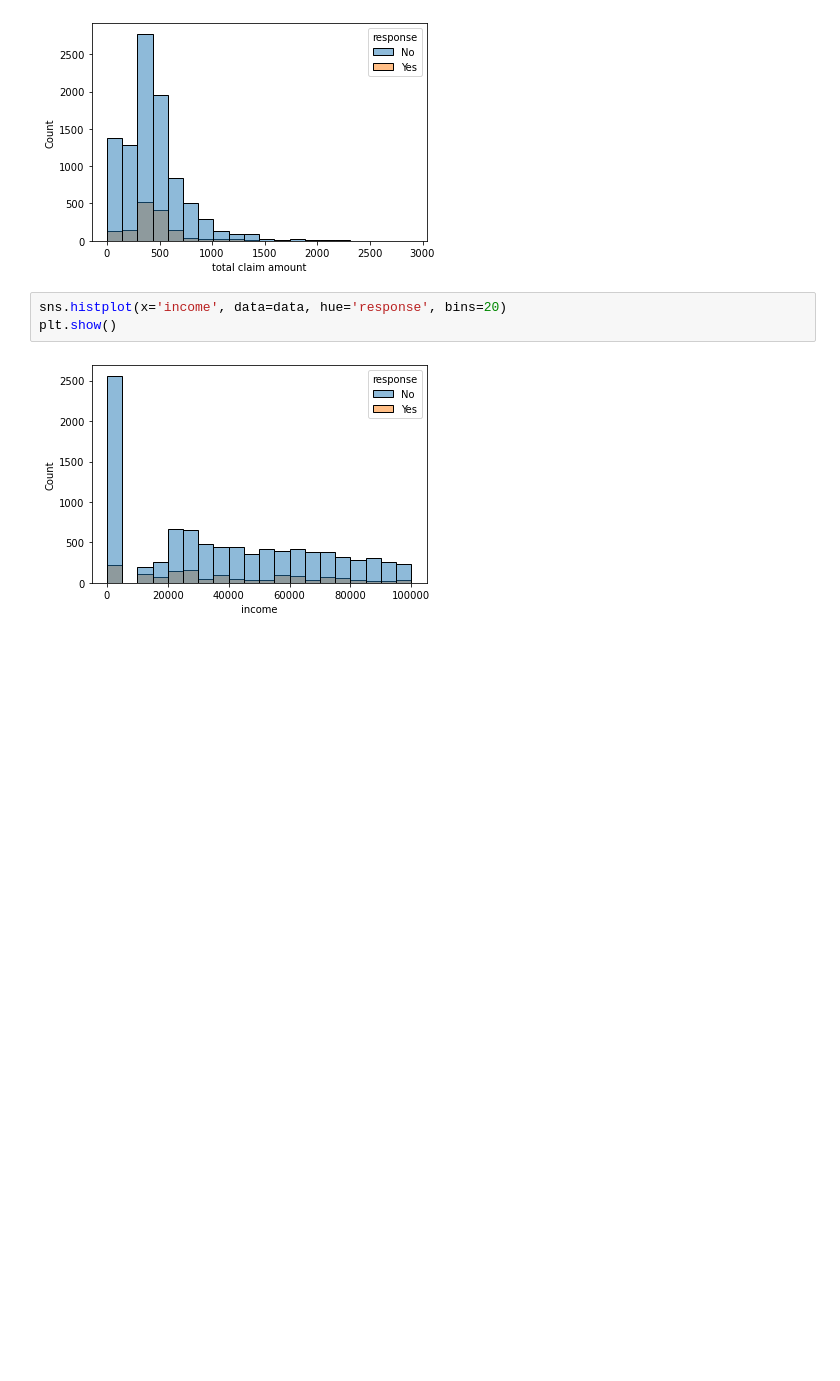
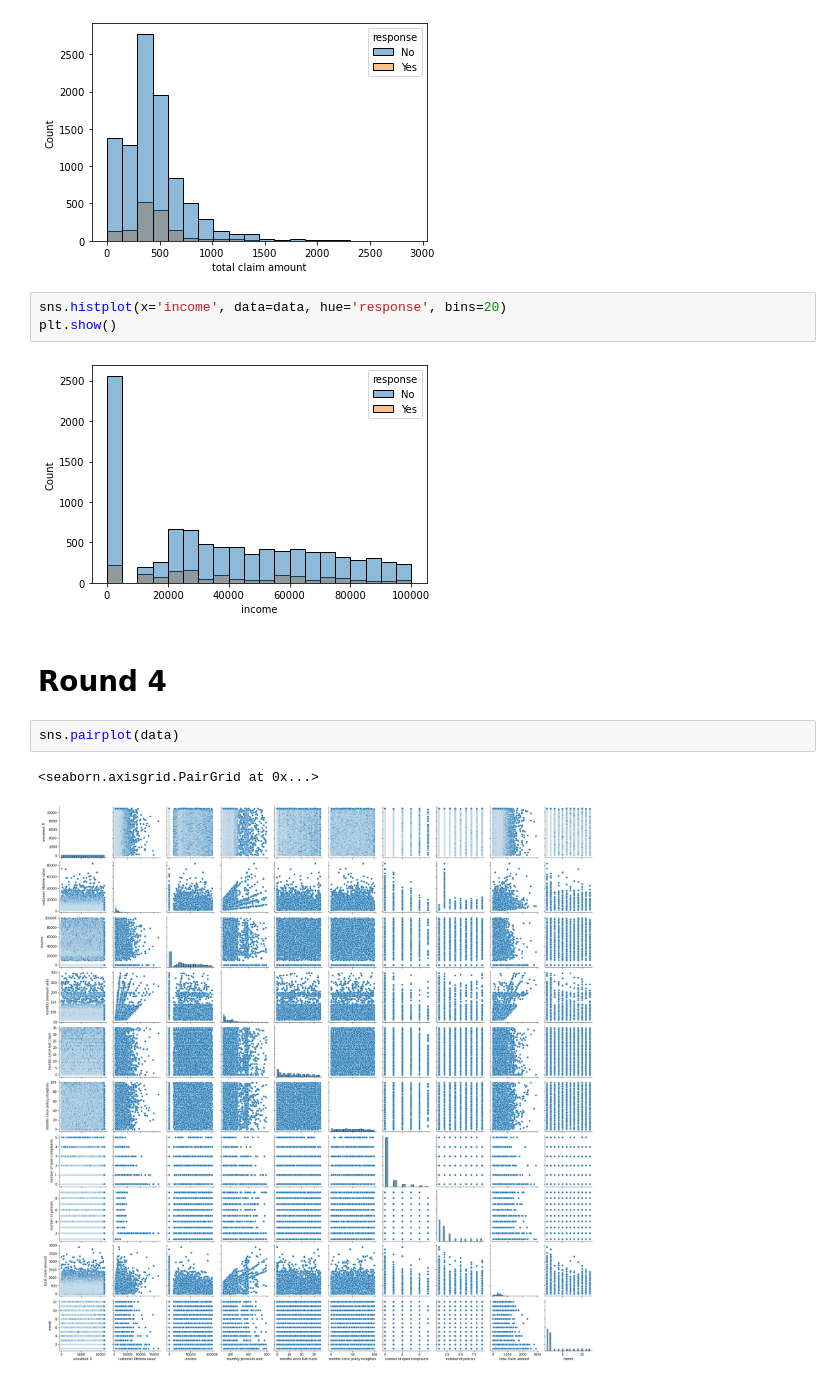
Before and after one commit to Brenni1/lab-customer-analysis-round-2, a Jupyter notebook: SolutionCustomerAnalysisRound2-7.ipynb, the cells around one changed output. Drawn from its saved outputs; the diff is of its cells as text; blank space fills up the shorter version.

Commit message:
Finished Round 4+5

```diff
--- a/SolutionCustomerAnalysisRound2-7.ipynb
+++ b/SolutionCustomerAnalysisRound2-7.ipynb
@@ -325,3 +326,10 @@ sns.histplot(x='income', data=data, hue='response', bins=20)
 plt.show()
 # %% [output]
 [figure]
+# %% [markdown]
+# Round 4
+# %%
+sns.pairplot(data)
+# %% [output]
+<seaborn.axisgrid.PairGrid at 0x...>
+[figure, added]
```
Also changed, not shown: parts of 13 cells of this notebook.
